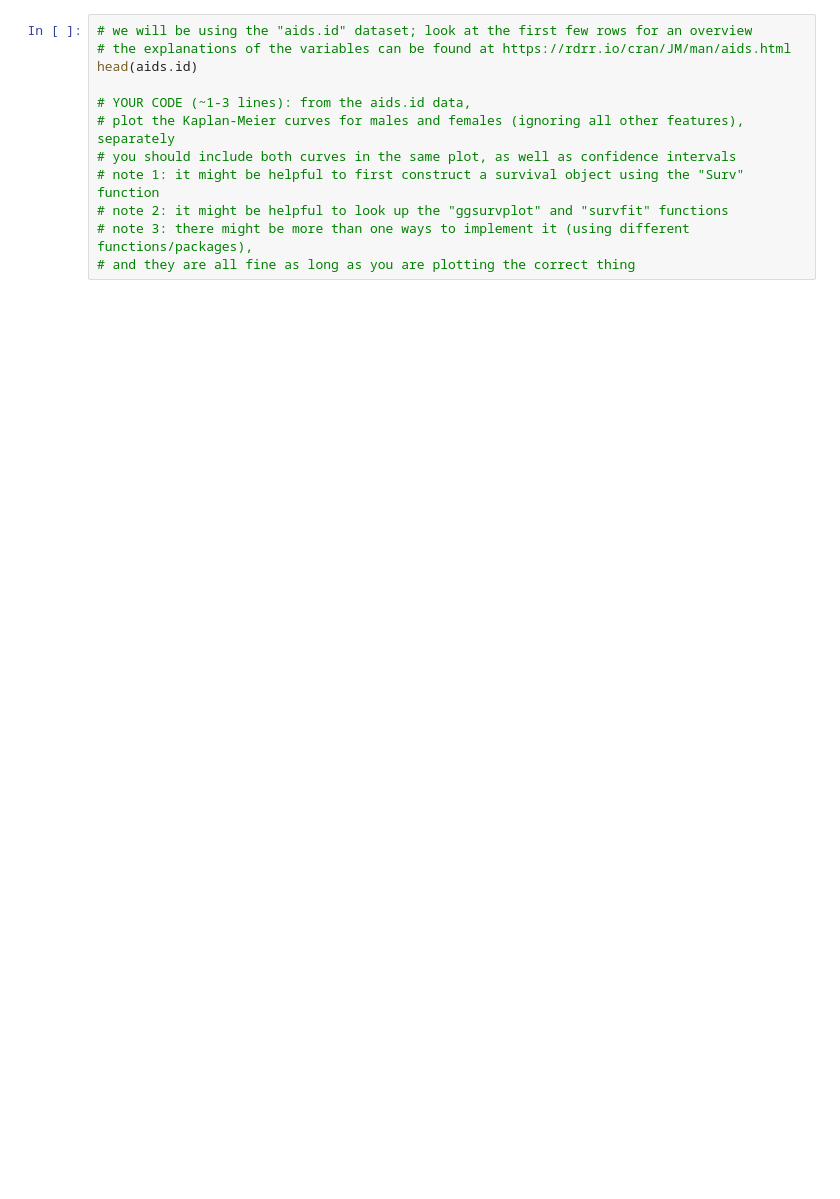
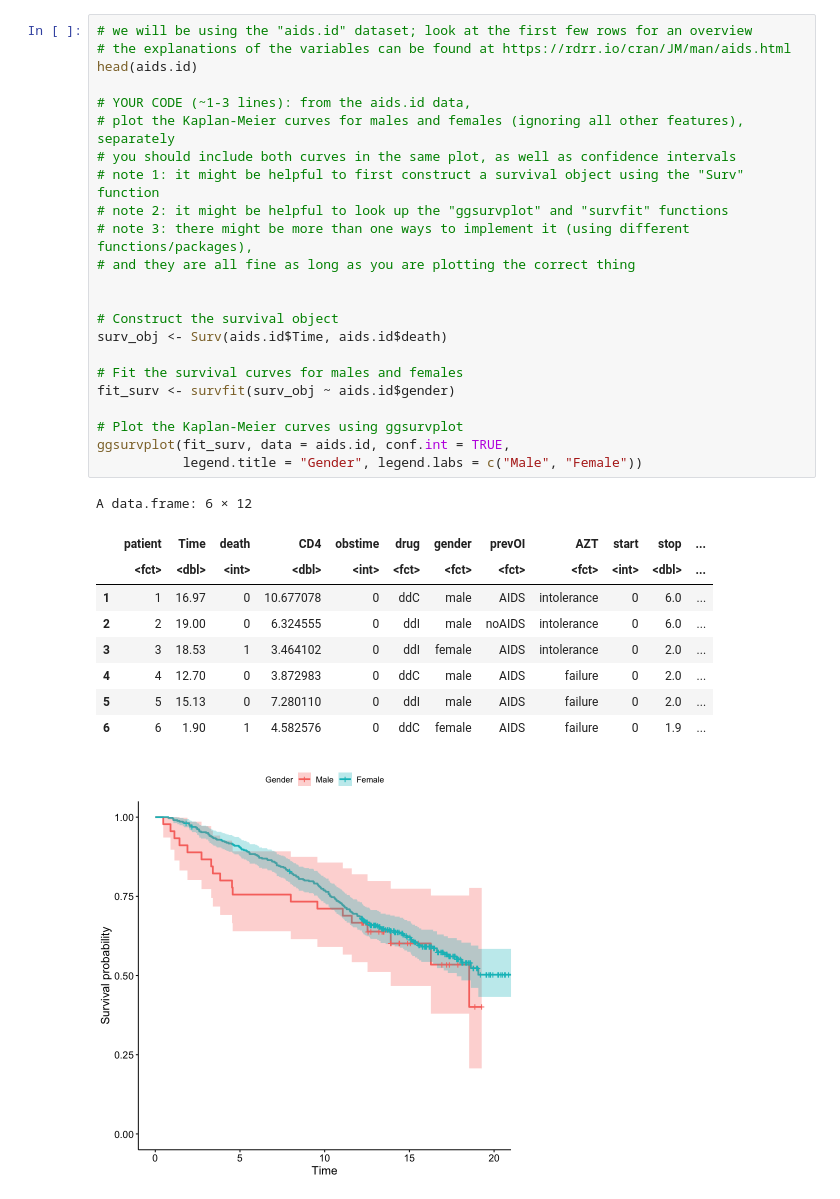
Before and after one commit to devt287/applied_stat, a Jupyter notebook: HW4_P3.ipynb, the cells around one changed output. Drawn from its saved outputs; the diff is of its cells as text; blank space fills up the shorter version.

```diff
--- a/HW4_P3.ipynb
+++ b/HW4_P3.ipynb
@@ -12,15 +37,37 @@ library("survminer")
 # %%
 # we will be using the "aids.id" dataset; look at the first few rows for an overview
 # the explanations of the variables can be found at https://rdrr.io/cran/JM/man/aids.html
 head(aids.id)
 
 # YOUR CODE (~1-3 lines): from the aids.id data,
 # plot the Kaplan-Meier curves for males and females (ignoring all other features), separately
 # you should include both curves in the same plot, as well as confidence intervals
 # note 1: it might be helpful to first construct a survival object using the "Surv" function
 # note 2: it might be helpful to look up the "ggsurvplot" and "survfit" functions
 # note 3: there might be more than one ways to implement it (using different functions/packages),
 # and they are all fine as long as you are plotting the correct thing
+
+
+# Construct the survival object
+surv_obj <- Surv(aids.id$Time, aids.id$death)
+
+# Fit the survival curves for males and females
+fit_surv <- survfit(surv_obj ~ aids.id$gender)
+
+# Plot the Kaplan-Meier curves using ggsurvplot
+ggsurvplot(fit_surv, data = aids.id, conf.int = TRUE,
+           legend.title = "Gender", legend.labs = c("Male", "Female"))
+# %% [output]
+A data.frame: 6 × 12
+|  | patient | Time | death | CD4 | obstime | drug | gender | prevOI | AZT | start | stop | ... |
+|  | <fct> | <dbl> | <int> | <dbl> | <int> | <fct> | <fct> | <fct> | <fct> | <int> | <dbl> | ... |
+| 1 | 1 | 16.97 | 0 | 10.677078 | 0 | ddC | male | AIDS | intolerance | 0 | 6.0 | ... |
+| 2 | 2 | 19.00 | 0 | 6.324555 | 0 | ddI | male | noAIDS | intolerance | 0 | 6.0 | ... |
+| 3 | 3 | 18.53 | 1 | 3.464102 | 0 | ddI | female | AIDS | intolerance | 0 | 2.0 | ... |
+| 4 | 4 | 12.70 | 0 | 3.872983 | 0 | ddC | male | AIDS | failure | 0 | 2.0 | ... |
+| 5 | 5 | 15.13 | 0 | 7.280110 | 0 | ddI | male | AIDS | failure | 0 | 2.0 | ... |
+| 6 | 6 | 1.90 | 1 | 4.582576 | 0 | ddC | female | AIDS | failure | 0 | 1.9 | ... |
+[figure, added]
 # %%
 # YOUR CODE (~1 line):
 # fit a Cox model with "gender" being the only feature
```
Also changed, not shown: parts of 5 cells of this notebook.
